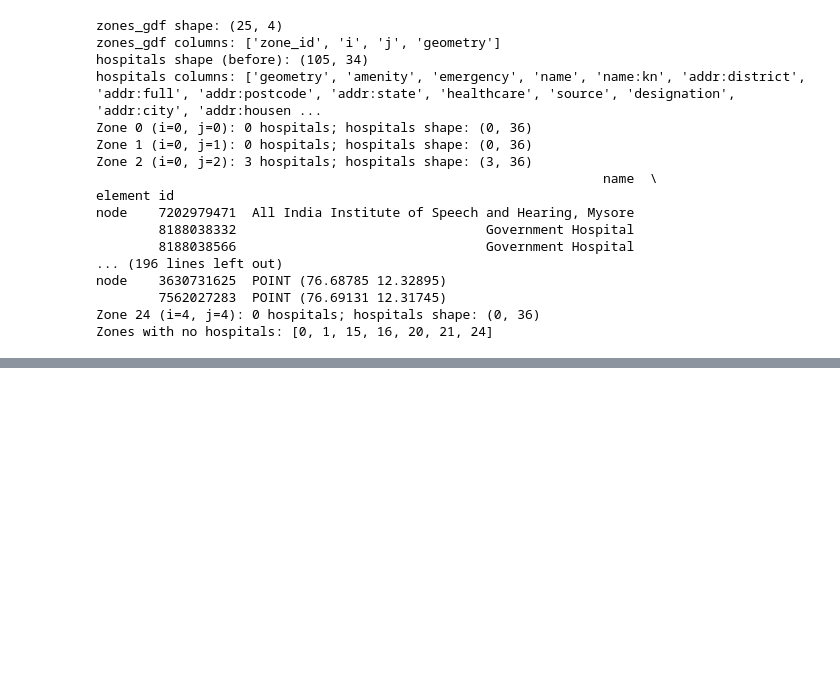
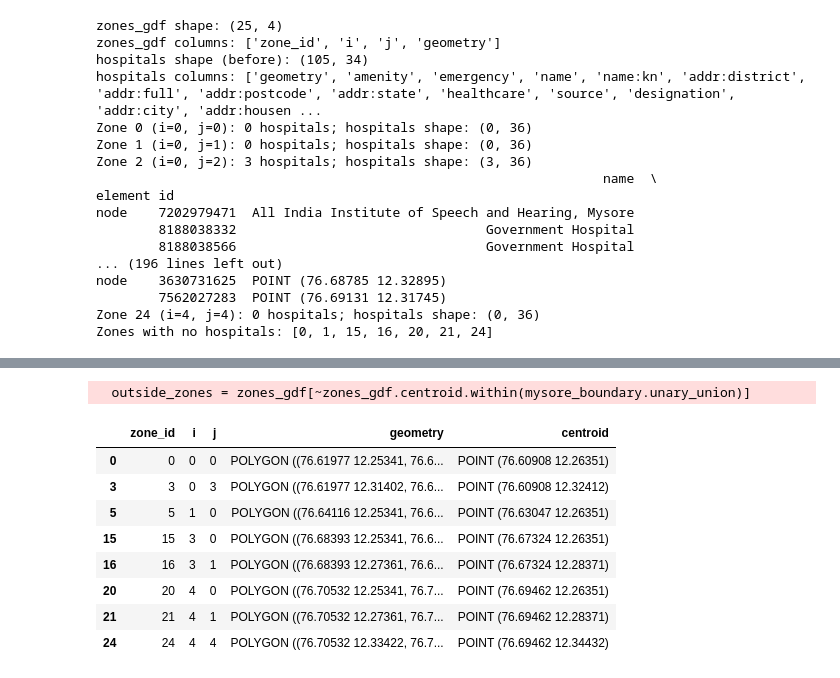
Before and after one commit to Deepaksaai/Yes-Kings-opti-project, a Jupyter notebook: 2ndoptidraft.ipynb, the cells around one changed output, grey strips where cells are left out. Cells and saved outputs as stored; diff of their text form; code cells hidden in the pictures; blank space fills up the shorter version.

```diff
--- a/2ndoptidraft.ipynb
+++ b/2ndoptidraft.ipynb
@@ -172,0 +196,15 @@ Zones with no hospitals: [0, 1, 15, 16, 20, 21, 24]
+# %%
+mysore_boundary = ox.geocode_to_gdf("Mysuru, Karnataka, India")
+outside_zones = zones_gdf[~zones_gdf.centroid.within(mysore_boundary.unary_union)]
+outside_zones
+# %% [output]
+  outside_zones = zones_gdf[~zones_gdf.centroid.within(mysore_boundary.unary_union)]
+|  | zone_id | i | j | geometry | centroid |
+| 0 | 0 | 0 | 0 | POLYGON ((76.61977 12.25341, 76.6... | POINT (76.60908 12.26351) |
+| 3 | 3 | 0 | 3 | POLYGON ((76.61977 12.31402, 76.6... | POINT (76.60908 12.32412) |
+| 5 | 5 | 1 | 0 | POLYGON ((76.64116 12.25341, 76.6... | POINT (76.63047 12.26351) |
+| 15 | 15 | 3 | 0 | POLYGON ((76.68393 12.25341, 76.6... | POINT (76.67324 12.26351) |
+| 16 | 16 | 3 | 1 | POLYGON ((76.68393 12.27361, 76.6... | POINT (76.67324 12.28371) |
+| 20 | 20 | 4 | 0 | POLYGON ((76.70532 12.25341, 76.7... | POINT (76.69462 12.26351) |
+| 21 | 21 | 4 | 1 | POLYGON ((76.70532 12.27361, 76.7... | POINT (76.69462 12.28371) |
+| 24 | 24 | 4 | 4 | POLYGON ((76.70532 12.33422, 76.7... | POINT (76.69462 12.34432) |
```
Also changed, not shown: parts of 12 cells of this notebook.
